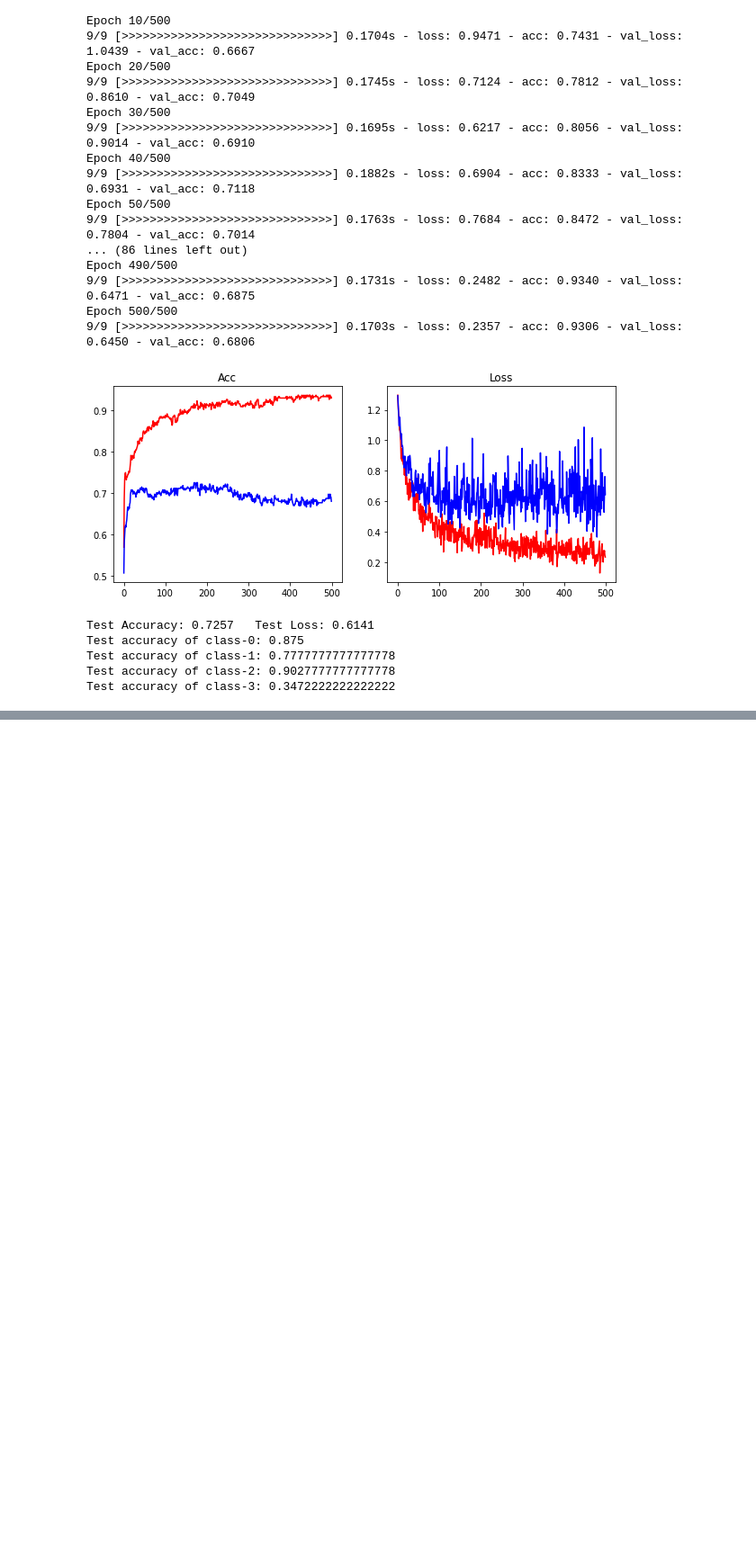
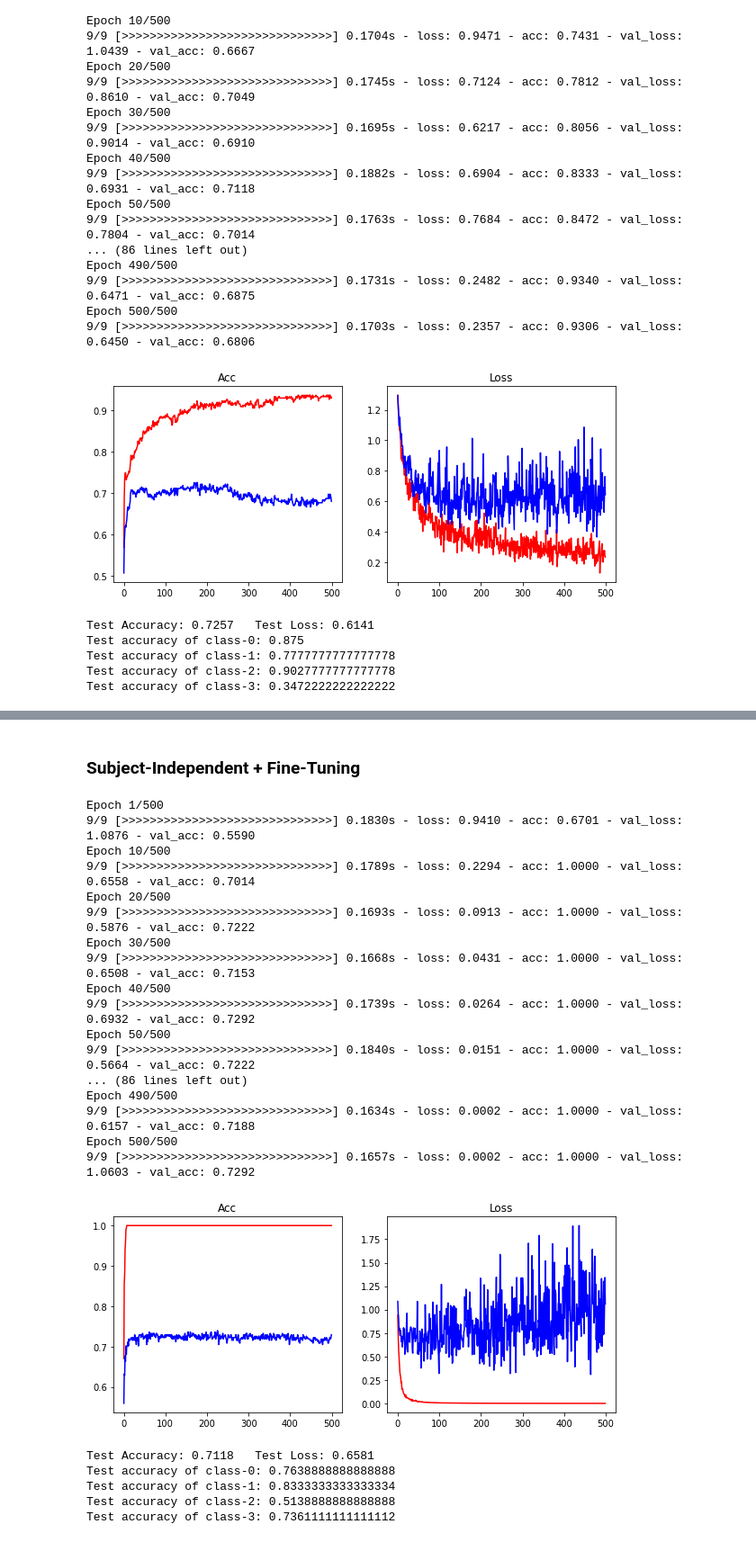
Before and after one commit to cemeteryparty/BCI_5275_Lab4_2, a Jupyter notebook: src/5275_Lab4_2.ipynb, the cells around one changed output, grey strips where cells are left out. Shown at 90% size. Saved outputs shown, nothing was run; the diff lists cells and outputs as text; code cells hidden in the pictures; blank space fills up the shorter version.

```diff
--- a/src/5275_Lab4_2.ipynb
+++ b/src/5275_Lab4_2.ipynb
@@ -1186,0 +1354,61 @@ Test accuracy of class-3: 0.3472222222222222
+# %% [markdown]
+### Subject-Independent + Fine-Tuning
+# %%
+trainloader = DataLoader(dataset=ft_trainset, batch_size=32, shuffle=True)
+testloader = DataLoader(dataset=testset, batch_size=32, shuffle=True)
+si_model.save("./model/pre-trained_si_model.pt")
+si_model_dup = torch.load("./model/pre-trained_si_model.pt")
+for param in si_model_dup.parameters():
+    param.requires_grad = False
+si_model_dup.classifier = nn.Linear(si_model_dup.classifier.in_features, 4)
+ft_model = si_model_dup.to(device)
+model = Model(ft_model, lr=0.001)
+model.optimizer = optim.Adam(ft_model.classifier.parameters(), lr=0.001)
+sha_convnet_sift_his = model.fit(trainloader=trainloader, validloader=testloader, epochs=500, monitor=["acc", "val_acc"])
+plt.figure(figsize = (10, 4))
+plt.subplot(1, 2, 1)
+plt.title("Acc")
+plt.plot(sha_convnet_sift_his["acc"], color="red")
+plt.plot(sha_convnet_sift_his["val_acc"], color="blue")
+plt.subplot(1, 2, 2)
+plt.title("Loss")
+plt.plot(sha_convnet_sift_his["loss"], color="red")
+plt.plot(sha_convnet_sift_his["val_loss"], color="blue")
+plt.show()
+# %% [output]
+Epoch 1/500
+9/9 [>>>>>>>>>>>>>>>>>>>>>>>>>>>>>>] 0.1830s - loss: 0.9410 - acc: 0.6701 - val_loss: 1.0876 - val_acc: 0.5590
+Epoch 10/500
+9/9 [>>>>>>>>>>>>>>>>>>>>>>>>>>>>>>] 0.1789s - loss: 0.2294 - acc: 1.0000 - val_loss: 0.6558 - val_acc: 0.7014
+Epoch 20/500
+9/9 [>>>>>>>>>>>>>>>>>>>>>>>>>>>>>>] 0.1693s - loss: 0.0913 - acc: 1.0000 - val_loss: 0.5876 - val_acc: 0.7222
+Epoch 30/500
+9/9 [>>>>>>>>>>>>>>>>>>>>>>>>>>>>>>] 0.1668s - loss: 0.0431 - acc: 1.0000 - val_loss: 0.6508 - val_acc: 0.7153
+Epoch 40/500
+9/9 [>>>>>>>>>>>>>>>>>>>>>>>>>>>>>>] 0.1739s - loss: 0.0264 - acc: 1.0000 - val_loss: 0.6932 - val_acc: 0.7292
+Epoch 50/500
+9/9 [>>>>>>>>>>>>>>>>>>>>>>>>>>>>>>] 0.1840s - loss: 0.0151 - acc: 1.0000 - val_loss: 0.5664 - val_acc: 0.7222
+... (86 lines left out)
+Epoch 490/500
+9/9 [>>>>>>>>>>>>>>>>>>>>>>>>>>>>>>] 0.1634s - loss: 0.0002 - acc: 1.0000 - val_loss: 0.6157 - val_acc: 0.7188
+Epoch 500/500
+9/9 [>>>>>>>>>>>>>>>>>>>>>>>>>>>>>>] 0.1657s - loss: 0.0002 - acc: 1.0000 - val_loss: 1.0603 - val_acc: 0.7292
+[figure, added]
+# %%
+sift_model = Model.load(sha_convnet_sift_his["lastest_model_path"])
+eva_test = sift_model.evaluate(dataloader=testloader)
+print(f"Test Accuracy: {eva_test[1]:.4f}\tTest Loss: {eva_test[0]:.4f}")
+rec_test = {"total": [0, 0, 0, 0], "hit": [0, 0, 0, 0]}
+real_test = teY.reshape(teY.size)
+pred_test = sift_model.predict(dataset=testset)
+for i in range(288):
+    rec_test["total"][real_test[i]] += 1
+    rec_test["hit"][real_test[i]] += (1 if real_test[i] == pred_test[i] else 0)
+for i in range(4):
+    print("Test accuracy of class-{}: {}".format(i, rec_test["hit"][i] / rec_test["total"][i]))
+# %% [output]
+Test Accuracy: 0.7118   Test Loss: 0.6581
+Test accuracy of class-0: 0.7638888888888888
+Test accuracy of class-1: 0.8333333333333334
+Test accuracy of class-2: 0.5138888888888888
+Test accuracy of class-3: 0.7361111111111112
```
Also changed, not shown: parts of 12 cells of this notebook, 1 other file.
